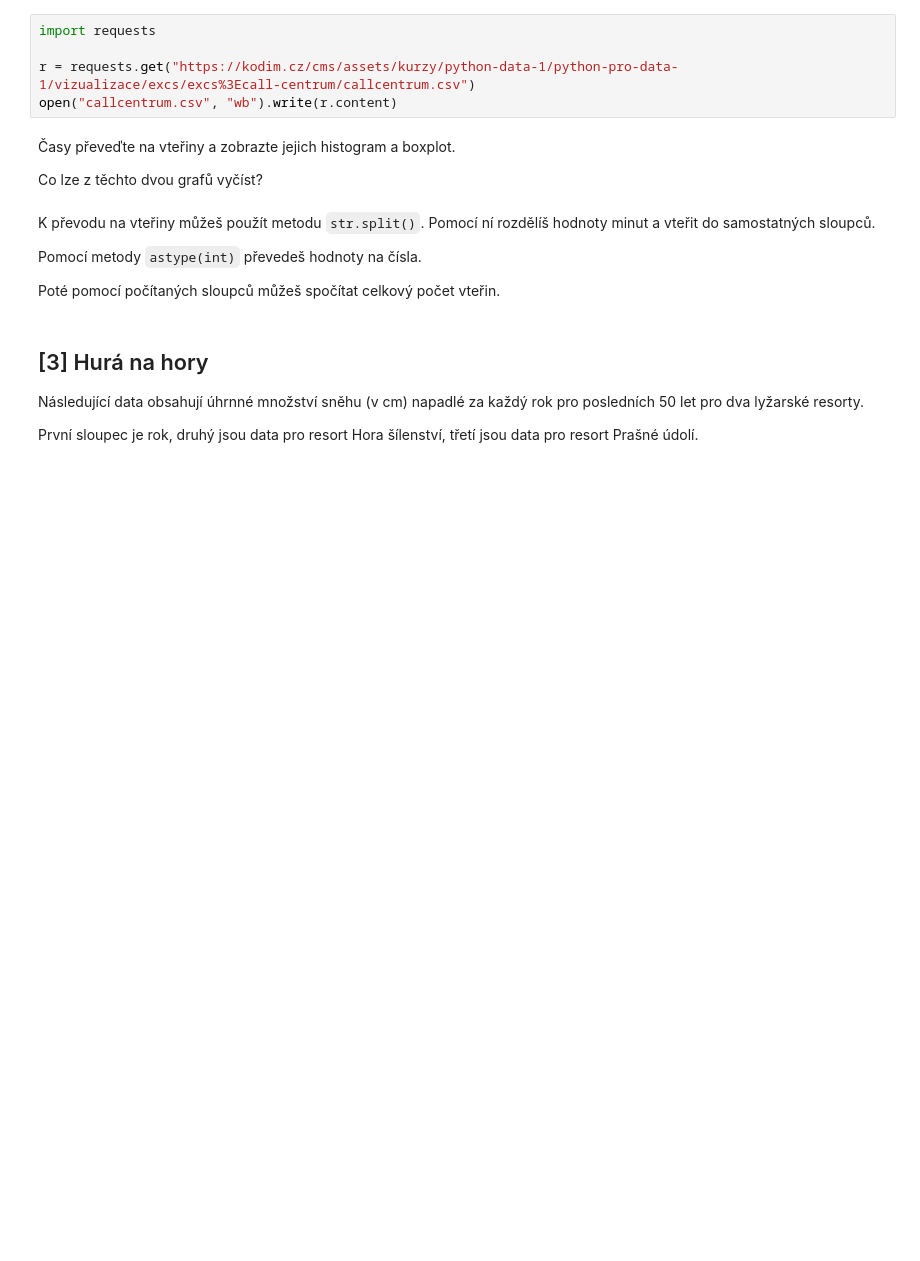
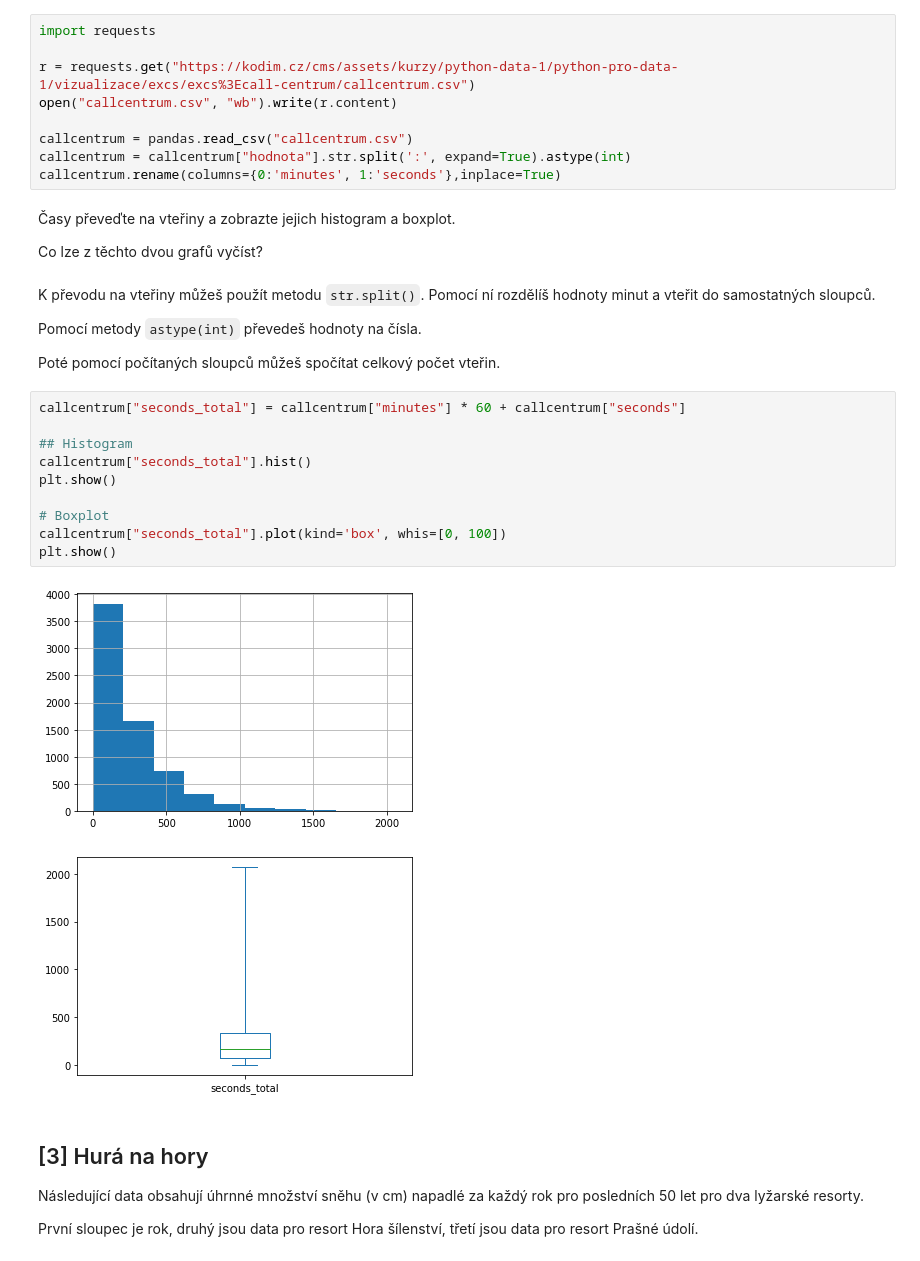
Before and after one commit to andywaltlova/python-1-podzim-2022, a Jupyter notebook: reseni-cviceni/12-vizualizace.ipynb, the cells around one changed output. Cells and saved outputs as stored; diff of their text form; blank space fills up the shorter version.

```diff
--- a/reseni-cviceni/12-vizualizace.ipynb
+++ b/reseni-cviceni/12-vizualizace.ipynb
@@ -29,6 +55,10 @@ import requests
 
 r = requests.get("https://kodim.cz/cms/assets/kurzy/python-data-1/python-pro-data-1/vizualizace/excs/excs%3Ecall-centrum/callcentrum.csv")
 open("callcentrum.csv", "wb").write(r.content)
+
+callcentrum = pandas.read_csv("callcentrum.csv")
+callcentrum = callcentrum["hodnota"].str.split(':', expand=True).astype(int)
+callcentrum.rename(columns={0:'minutes', 1:'seconds'},inplace=True)
 # %% [markdown]
 Časy převeďte na vteřiny a zobrazte jejich histogram a boxplot.
 
@@ -39,6 +69,19 @@ K převodu na vteřiny můžeš použít metodu `str.split()`. Pomocí ní rozd
 Pomocí metody `astype(int)` převedeš hodnoty na čísla.
 
 Poté pomocí počítaných sloupců můžeš spočítat celkový počet vteřin.
+# %%
+callcentrum["seconds_total"] = callcentrum["minutes"] * 60 + callcentrum["seconds"]
+
+## Histogram
+callcentrum["seconds_total"].hist()
+plt.show()
+
+# Boxplot
+callcentrum["seconds_total"].plot(kind='box', whis=[0, 100])
+plt.show()
+# %% [output]
+[figure, added]
+[figure, added]
 # %% [markdown]
 ## [3] Hurá na hory
 
```
Also changed, not shown: parts of 5 cells of this notebook, 1 other file.
